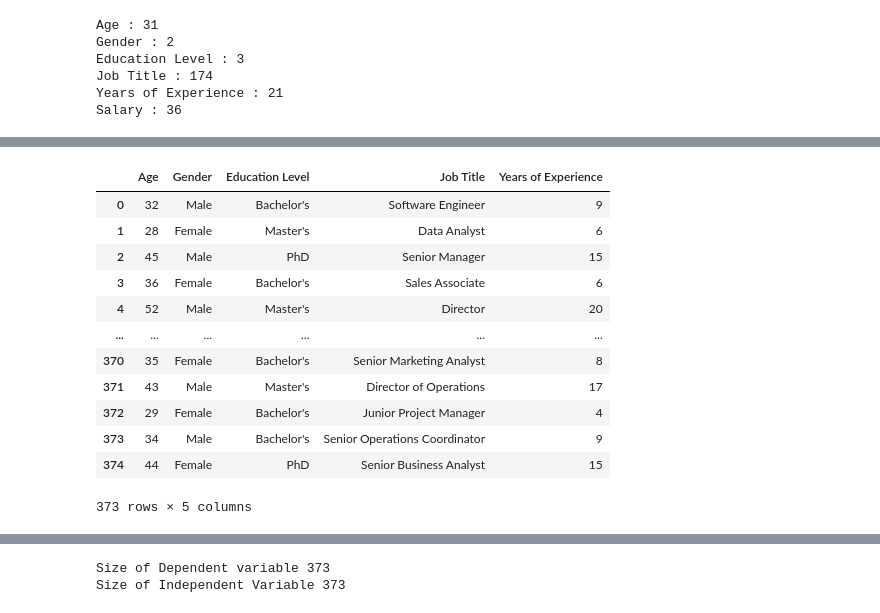
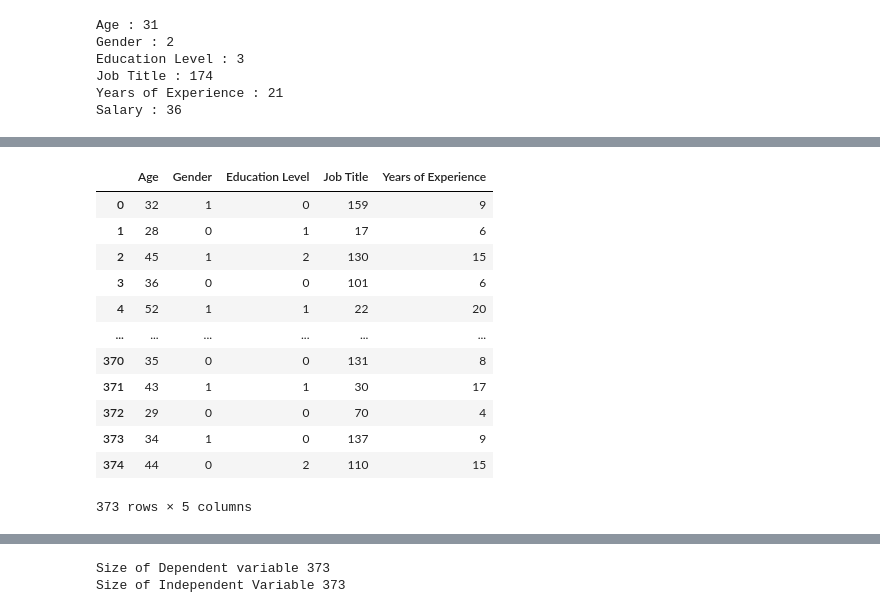
Before and after one commit to Obed-Makori/Salary-Prediction, a Jupyter notebook: salary.ipynb, the cells around one changed output, grey strips where cells are left out. Saved outputs shown, nothing was run; the diff lists cells and outputs as text; code cells hidden in the pictures.

```diff
--- a/salary.ipynb
+++ b/salary.ipynb
@@ -256,3 +261,26 @@ Education Level : 3
 Job Title : 174
 Years of Experience : 21
 Salary : 36
+# %%
+df2=df.drop('Salary',axis=1)
+#label encoder
+from sklearn.preprocessing import LabelEncoder
+import joblib
+
+#create a class
+le=LabelEncoder()
+# lenc_gender_f='lenc_gender.svm'
+# lenc_education_f='lenc_education.svm'
+# lenc_job_f='lenc_job.svm'
+df2['Gender']=le.fit_transform(df2['Gender'])
+df2['Education Level']=le.fit_transform(df2['Education Level'])
+df2['Job Title']=le.fit_transform(df2['Job Title'])
+
+import pickle
+with open('gen.pickle', 'wb') as f:
+    pickle.dump(le,f)
+
+# joblib.dump(le.fit(df2['Gender']),lenc_gender_f)
+
+# viewing the transformed dataset
+df2.sample(6)
@@ -259,19 +295,19 @@ Salary : 36
 # %%
 # depende and independent variables
-X=df.loc[:, df.columns!='Salary']
+X=df2
 y=df['Salary']
 X
 # %% [output]
 |  | Age | Gender | Education Level | Job Title | Years of Experience |
-| 0 | 32 | Male | Bachelor's | Software Engineer | 9 |
-| 1 | 28 | Female | Master's | Data Analyst | 6 |
-| 2 | 45 | Male | PhD | Senior Manager | 15 |
-| 3 | 36 | Female | Bachelor's | Sales Associate | 6 |
-| 4 | 52 | Male | Master's | Director | 20 |
+| 0 | 32 | 1 | 0 | 159 | 9 |
+| 1 | 28 | 0 | 1 | 17 | 6 |
+| 2 | 45 | 1 | 2 | 130 | 15 |
+| 3 | 36 | 0 | 0 | 101 | 6 |
+| 4 | 52 | 1 | 1 | 22 | 20 |
 | ... | ... | ... | ... | ... | ... |
-| 370 | 35 | Female | Bachelor's | Senior Marketing Analyst | 8 |
-| 371 | 43 | Male | Master's | Director of Operations | 17 |
-| 372 | 29 | Female | Bachelor's | Junior Project Manager | 4 |
-| 373 | 34 | Male | Bachelor's | Senior Operations Coordinator | 9 |
-| 374 | 44 | Female | PhD | Senior Business Analyst | 15 |
+| 370 | 35 | 0 | 0 | 131 | 8 |
+| 371 | 43 | 1 | 1 | 30 | 17 |
+| 372 | 29 | 0 | 0 | 70 | 4 |
+| 373 | 34 | 1 | 0 | 137 | 9 |
+| 374 | 44 | 0 | 2 | 110 | 15 |
 373 rows × 5 columns
```
Also changed, not shown: parts of 23 cells of this notebook, 9 other files.
